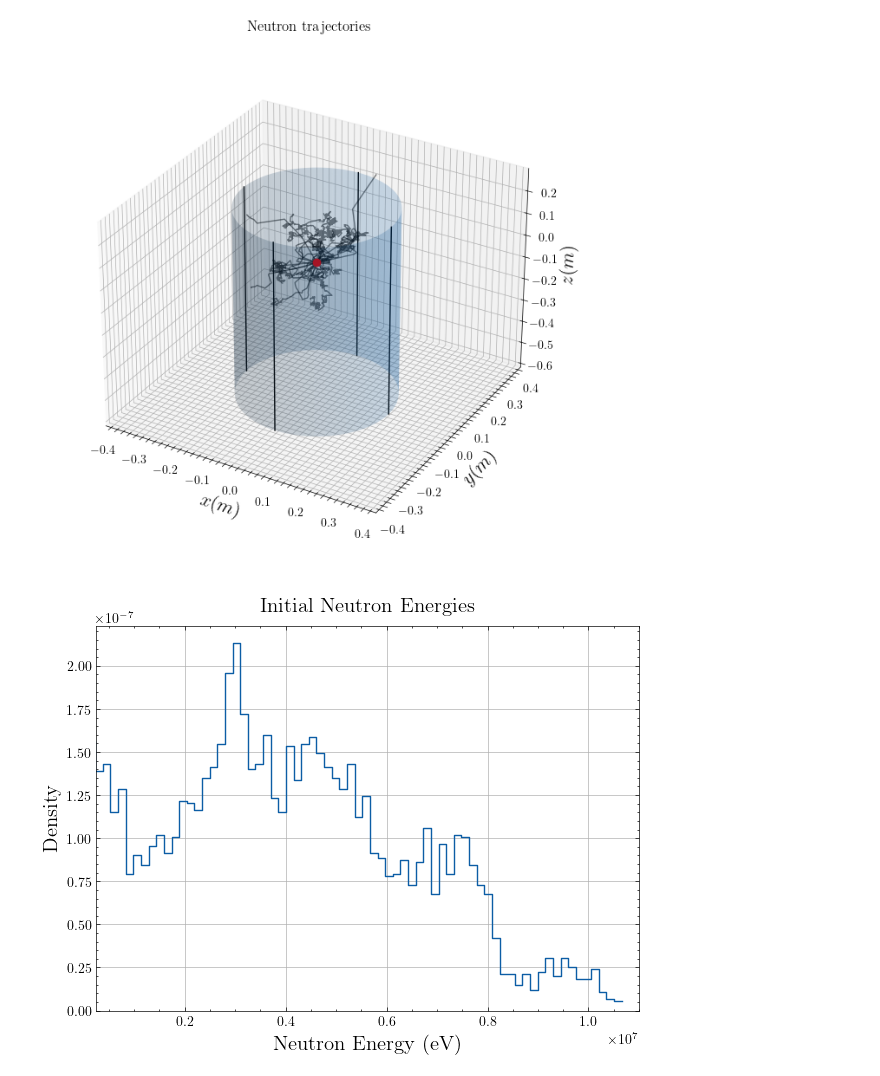
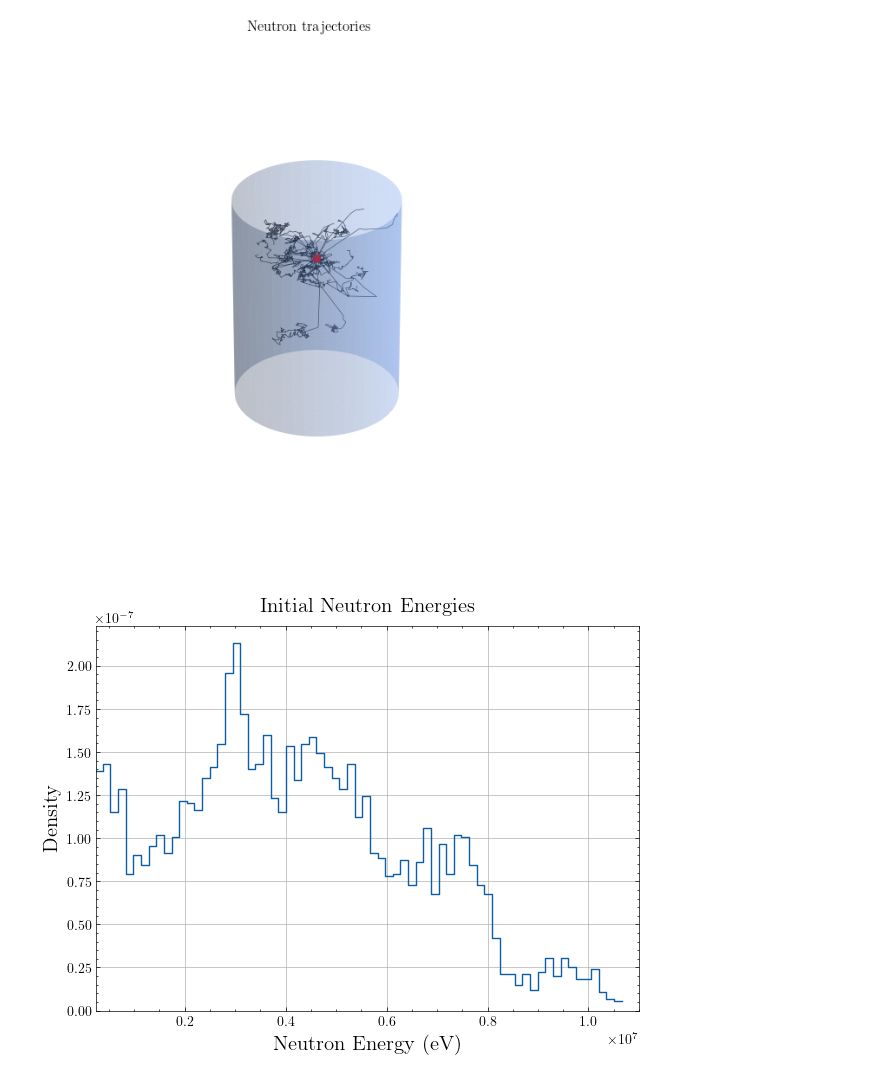
Before and after one commit to DerkNiessink/NeutroWater, a Jupyter notebook: analysis/simulation.ipynb, the cells around one changed output. Cells and saved outputs as stored; diff of their text form; code cells hidden in the pictures.

Commit message:
Made simulation image

```diff
--- a/analysis/simulation.ipynb
+++ b/analysis/simulation.ipynb
@@ -30,15 +22,15 @@ def plot_trajectories(positions: list[list[Vector]], tank: None | Tank):
     ax = fig.add_subplot(111, projection='3d')
     ax.set_box_aspect([1,1,1])
 
-    if tank is not None:
-        ax.plot([-radius + tank_position[0], -radius + tank_position[0]], [tank_position[1], tank_position[1]], [-height/2 + tank_position[2], height/2 + tank_position[2]], c="k")
-        ax.plot([tank_position[0], tank_position[0]], [radius + tank_position[1], radius + tank_position[1]], [-height/2 + tank_position[2], height/2 + tank_position[2]], c="k")
+    #if tank is not None:
+        #ax.plot([-radius + tank_position[0], -radius + tank_position[0]], [tank_position[1], tank_position[1]], [-height/2 + tank_position[2], height/2 + tank_position[2]], c="k")
+        #ax.plot([tank_position[0], tank_position[0]], [radius + tank_position[1], radius + tank_position[1]], [-height/2 + tank_position[2], height/2 + tank_position[2]], c="k")
 
     for position in positions:
         x = [p[0] for p in position]
         y = [p[1] for p in position]
         z = [p[2] for p in position]
-        ax.plot(x, y, z, c="k", linewidth=1, alpha=0.5)
+        ax.plot(x, y, z, c="k", linewidth=0.5, alpha=0.7)
 
     ax.plot(0, 0, 0, "o", c="r")
     ax.set_xlabel("$x(m)$", fontsize=16)
@@ -48,16 +40,23 @@ def plot_trajectories(positions: list[list[Vector]], tank: None | Tank):
     ax.set_title("Neutron trajectories")
     ax.set_xlim(-0.4, 0.4)
     ax.set_ylim(-0.4, 0.4)
+    ax.axis('off')
+    ax.margins(x=0, y=0)
+    ax.spines[['right', 'top']].set_visible(False)
+
+
 
     if tank is not None:
-        ax.plot([0 + tank_position[0], 0 + tank_position[0]], [-radius + tank_position[1], -radius + tank_position[1]], [-height/2 + tank_position[2], height/2 + tank_position[2]], c="k")
-        ax.plot([radius + tank_position[0], radius + tank_position[0]], [0 + tank_position[1], 0 + tank_position[1]], [-height/2 + tank_position[2], height/2 + tank_position[2]], c="k")
+        #ax.plot([0 + tank_position[0], 0 + tank_position[0]], [-radius + tank_position[1], -radius + tank_position[1]], [-height/2 + tank_position[2], height/2 + tank_position[2]], c="k")
+        #ax.plot([radius + tank_position[0], radius + tank_position[0]], [0 + tank_position[1], 0 + tank_position[1]], [-height/2 + tank_position[2], height/2 + tank_position[2]], c="k")
         u = np.linspace(0, 2 * np.pi, 100)
         v = np.linspace(0, height, 100)
         x = radius * np.outer(np.cos(u), np.ones_like(v)) + tank_position[0]
         y = radius * np.outer(np.sin(u), np.ones_like(v)) + tank_position[1]
         z = np.outer(np.ones_like(u), v) - height/2 + tank_position[2]  # Adjust the height of the cylinder
-        ax.plot_surface(x, y, z, color="C0", alpha=0.2)
+        ax.plot_surface(x, y, z, color="cornflowerblue", alpha=0.3)
+
+    plt.savefig('image.png', bbox_inches='tight', pad_inches=0)
     plt.show()
 # %%
 params = Parameters(
@@ -67,14 +66,14 @@ params = Parameters(
             position_tank=np.array([0, 0, -0.175])
             )
 # %%
-params.nNeutrons = 20
+params.nNeutrons = 30
 diffusing_neutrons = DiffusingNeutrons(params)
 diffusing_neutrons.diffuse(nCollisions=1000000)
 
 measure = Measurer(diffusing_neutrons)
 plot_trajectories(measure.positions(), diffusing_neutrons.tank)
 # %% [output]
-[figure, old version]
+[figure, new version]
 # %%
 params.nNeutrons = 5000
 diffusing_neutrons = DiffusingNeutrons(params)
```
Also changed, not shown: parts of 1 cell of this notebook, 5 other files.
